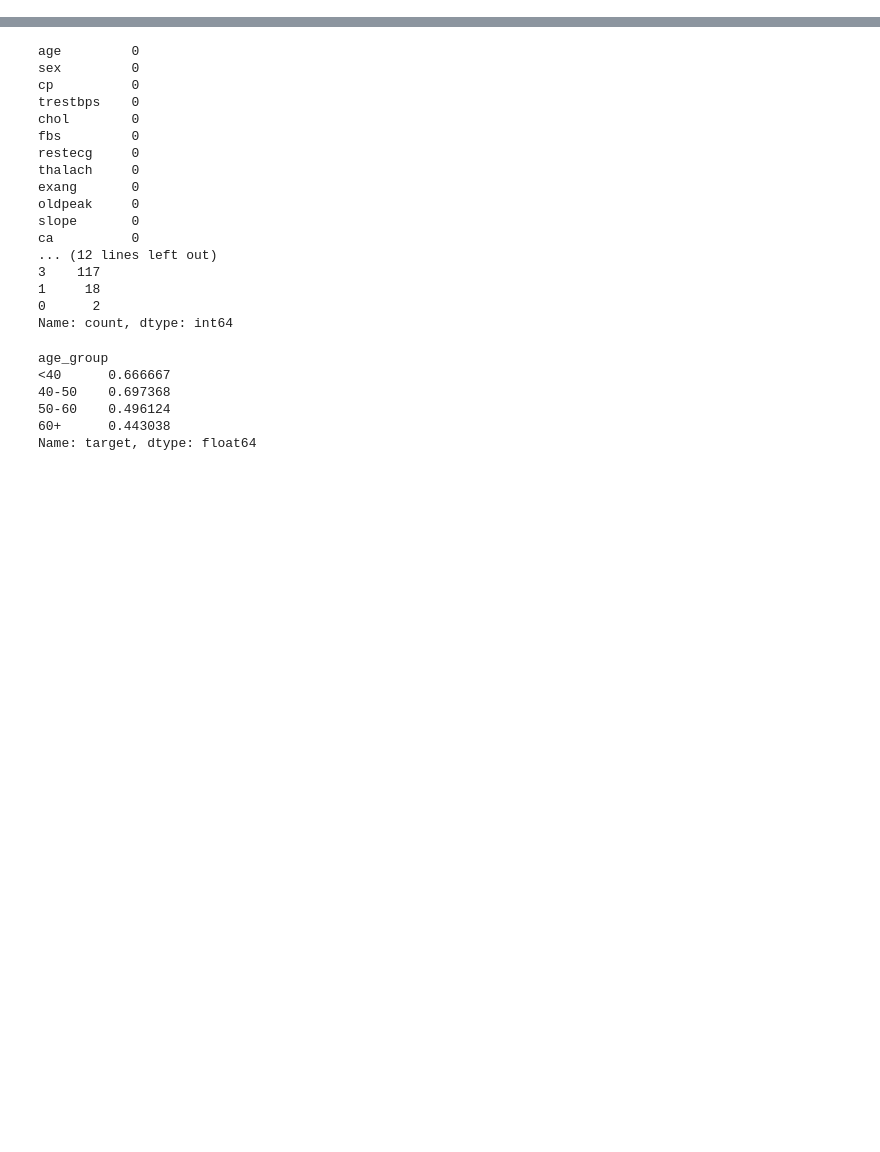
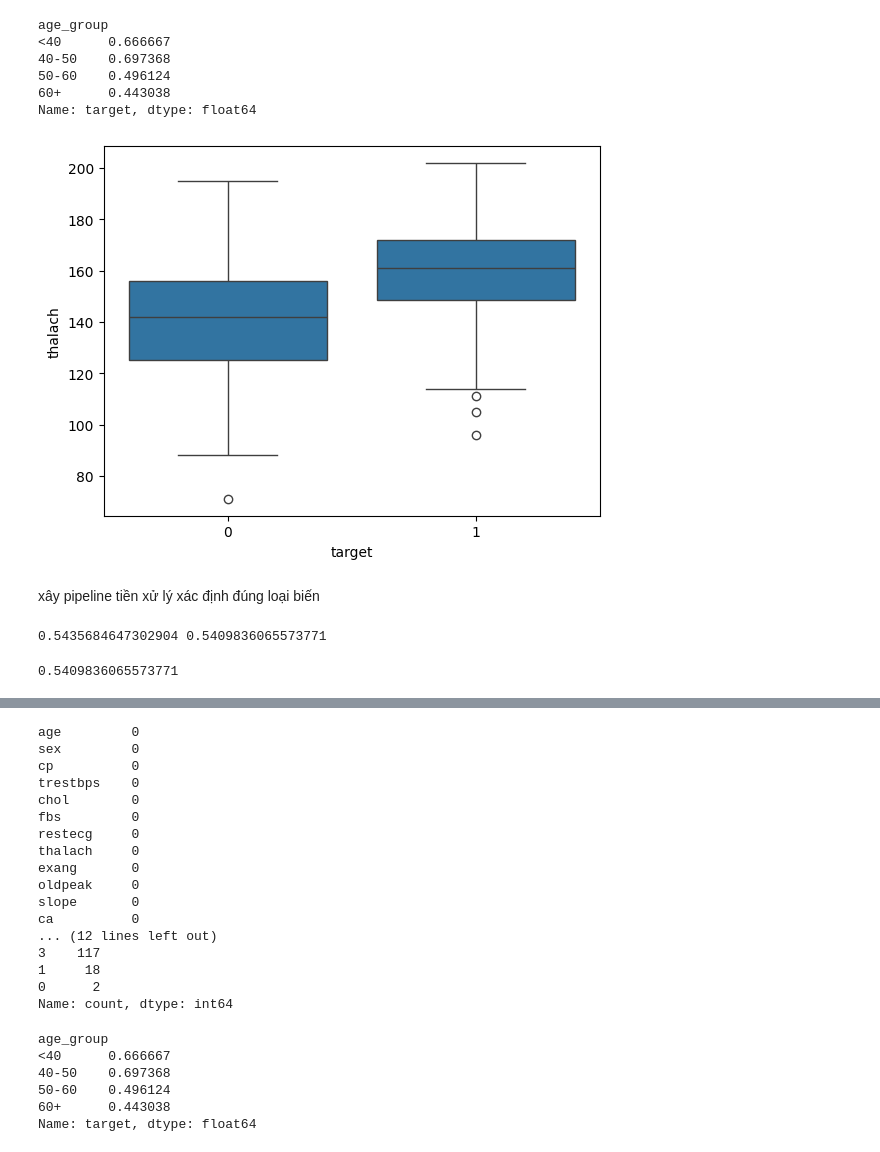
Before and after one commit to linhsand/CatLinh_lab_Machinelearning, a Jupyter notebook: 01-Hoc-May/01-Phan-Loai/TT-04-Logistic-Regression/notebooks/logistic_heart.ipynb, the cells around one changed output, grey strips where cells are left out. Drawn from its saved outputs; the diff is of its cells as text; code cells hidden in the pictures; blank space fills up the shorter version.

Commit message:
Fix train.py and readme in TT04

```diff
--- a/01-Hoc-May/01-Phan-Loai/TT-04-Logistic-Regression/notebooks/logistic_heart.ipynb
+++ b/01-Hoc-May/01-Phan-Loai/TT-04-Logistic-Regression/notebooks/logistic_heart.ipynb
@@ -13,0 +12,9 @@ Còn lại: 302 dòng
+# %%
+import pandas as pd
+
+df = pd.read_csv("../data/heart.csv")
+print(df.shape)
+print(df.duplicated().sum())      # đếm dòng trùng lặp
+
+df = df.drop_duplicates().reset_index(drop=True)
+print(f"Còn lại: {df.shape[0]} dòng")
@@ -13,0 +48,22 @@ Còn lại: 302 dòng
+# %%
+# (a) Tỉ lệ mắc bệnh theo loại đau ngực cp?
+df.groupby('cp')['target'].mean()
+
+# (b) thalach (nhịp tim tối đa) có khác nhau giữa 2 nhóm target không?
+import seaborn as sns
+sns.boxplot(data=df, x='target', y='thalach')
+
+# (c) Tỉ lệ mắc bệnh theo nhóm tuổi?
+df['age_group'] = pd.cut(df['age'], bins=[0,40,50,60,100], labels=['<40','40-50','50-60','60+'])
+df.groupby('age_group', observed=True)['target'].mean()
+# %% [output]
+age_group
+<40      0.666667
+40-50    0.697368
+50-60    0.496124
+60+      0.443038
+Name: target, dtype: float64
+[figure, added]
+# %% [markdown]
+xây pipeline tiền xử lý
+xác định đúng loại biến
@@ -13,0 +85,22 @@ Còn lại: 302 dòng
+# %%
+#chia train/test
+from sklearn.model_selection import train_test_split
+
+X = df.drop(columns=['target', 'age_group'])   # nhớ bỏ cột phụ age_group đã tạo ở EDA
+y = df['target']
+
+X_train, X_test, y_train, y_test = train_test_split(
+    X, y, test_size=0.2, random_state=42, stratify=y
+)
+print(y_train.mean(), y_test.mean())   # phải gần bằng nhau
+# %% [output]
+0.5435684647302904 0.5409836065573771
+# %%
+#baseline
+from sklearn.dummy import DummyClassifier
+
+dummy = DummyClassifier(strategy='most_frequent')
+dummy.fit(X_train, y_train)
+print(dummy.score(X_test, y_test))
+# %% [output]
+0.5409836065573771
```
Also changed, not shown: parts of 17 cells of this notebook, 12 other files.
